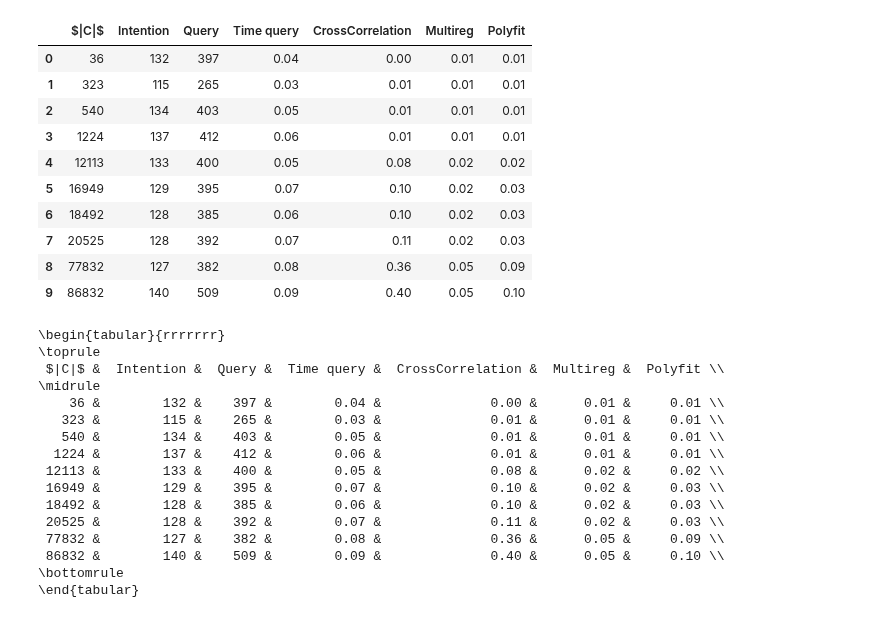
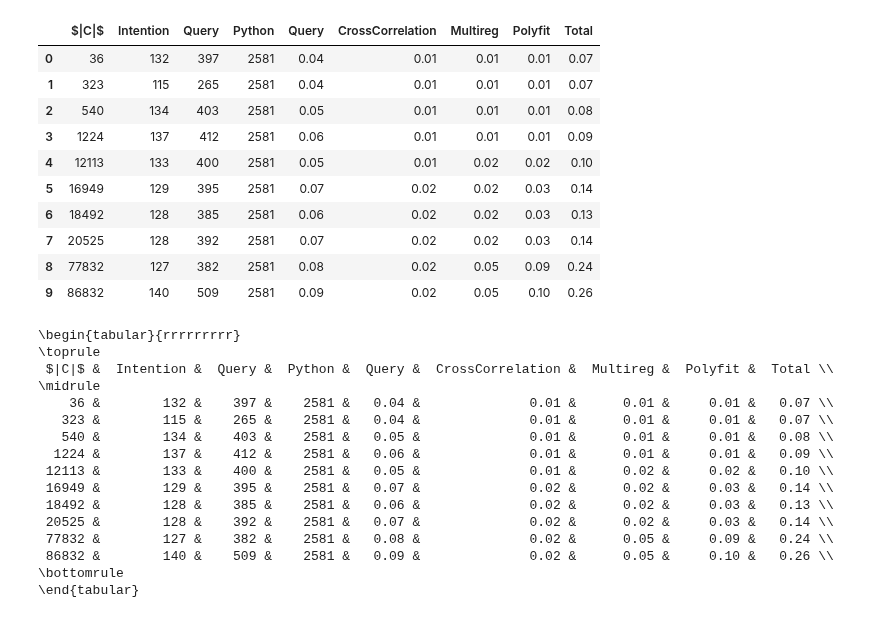
Before and after one commit to big-unibo/explain, a Jupyter notebook: intentional/src/main/python/chart_explain.ipynb, the cells around one changed output. Cells and saved outputs as stored; diff of their text form; code cells hidden in the pictures.

```diff
--- a/intentional/src/main/python/chart_explain.ipynb
+++ b/intentional/src/main/python/chart_explain.ipynb
@@ -114,37 +121,41 @@ gdf
 # %%
 gdf2 = gdf.pivot(index=["$|C|$", "Intention", "Query", "Time query"], columns=["model"], values=["Time model"])
 gdf2.columns = gdf2.columns.droplevel(0)
 gdf2 = gdf2.reset_index().rename_axis(None, axis=1)
+gdf2["CrossCorrelation"] = gdf2["CrossCorrelation"] + 0.01
+gdf2["Total"] = gdf2["Time query"] + gdf2["CrossCorrelation"] + gdf2["Multireg"] + gdf2["Polyfit"]
+gdf2 = gdf2.rename({"Time query": "Query"}, axis=1)
+gdf2.insert(3, 'Python', 2581)
 gdf2
 # %% [output]
-|  | $|C|$ | Intention | Query | Time query | CrossCorrelation | Multireg | Polyfit |
-| 0 | 36 | 132 | 397 | 0.04 | 0.00 | 0.01 | 0.01 |
-| 1 | 323 | 115 | 265 | 0.03 | 0.01 | 0.01 | 0.01 |
-| 2 | 540 | 134 | 403 | 0.05 | 0.01 | 0.01 | 0.01 |
-| 3 | 1224 | 137 | 412 | 0.06 | 0.01 | 0.01 | 0.01 |
-| 4 | 12113 | 133 | 400 | 0.05 | 0.08 | 0.02 | 0.02 |
-| 5 | 16949 | 129 | 395 | 0.07 | 0.10 | 0.02 | 0.03 |
-| 6 | 18492 | 128 | 385 | 0.06 | 0.10 | 0.02 | 0.03 |
-| 7 | 20525 | 128 | 392 | 0.07 | 0.11 | 0.02 | 0.03 |
-| 8 | 77832 | 127 | 382 | 0.08 | 0.36 | 0.05 | 0.09 |
-| 9 | 86832 | 140 | 509 | 0.09 | 0.40 | 0.05 | 0.10 |
+|  | $|C|$ | Intention | Query | Python | Query | CrossCorrelation | Multireg | Polyfit | Total |
+| 0 | 36 | 132 | 397 | 2581 | 0.04 | 0.01 | 0.01 | 0.01 | 0.07 |
+| 1 | 323 | 115 | 265 | 2581 | 0.04 | 0.01 | 0.01 | 0.01 | 0.07 |
+| 2 | 540 | 134 | 403 | 2581 | 0.05 | 0.01 | 0.01 | 0.01 | 0.08 |
+| 3 | 1224 | 137 | 412 | 2581 | 0.06 | 0.01 | 0.01 | 0.01 | 0.09 |
+| 4 | 12113 | 133 | 400 | 2581 | 0.05 | 0.01 | 0.02 | 0.02 | 0.10 |
+| 5 | 16949 | 129 | 395 | 2581 | 0.07 | 0.02 | 0.02 | 0.03 | 0.14 |
+| 6 | 18492 | 128 | 385 | 2581 | 0.06 | 0.02 | 0.02 | 0.03 | 0.13 |
+| 7 | 20525 | 128 | 392 | 2581 | 0.07 | 0.02 | 0.02 | 0.03 | 0.14 |
+| 8 | 77832 | 127 | 382 | 2581 | 0.08 | 0.02 | 0.05 | 0.09 | 0.24 |
+| 9 | 86832 | 140 | 509 | 2581 | 0.09 | 0.02 | 0.05 | 0.10 | 0.26 |
 # %%
 print(gdf2.to_latex(index=False, escape=False))
 # %% [output]
-\begin{tabular}{rrrrrrr}
+\begin{tabular}{rrrrrrrrr}
 \toprule
- $|C|$ &  Intention &  Query &  Time query &  CrossCorrelation &  Multireg &  Polyfit \\
+ $|C|$ &  Intention &  Query &  Python &  Query &  CrossCorrelation &  Multireg &  Polyfit &  Total \\
 \midrule
-    36 &        132 &    397 &        0.04 &              0.00 &      0.01 &     0.01 \\
-   323 &        115 &    265 &        0.03 &              0.01 &      0.01 &     0.01 \\
-   540 &        134 &    403 &        0.05 &              0.01 &      0.01 &     0.01 \\
-  1224 &        137 &    412 &        0.06 &              0.01 &      0.01 &     0.01 \\
- 12113 &        133 &    400 &        0.05 &              0.08 &      0.02 &     0.02 \\
- 16949 &        129 &    395 &        0.07 &              0.10 &      0.02 &     0.03 \\
- 18492 &        128 &    385 &        0.06 &              0.10 &      0.02 &     0.03 \\
- 20525 &        128 &    392 &        0.07 &              0.11 &      0.02 &     0.03 \\
- 77832 &        127 &    382 &        0.08 &              0.36 &      0.05 &     0.09 \\
- 86832 &        140 &    509 &        0.09 &              0.40 &      0.05 &     0.10 \\
+    36 &        132 &    397 &    2581 &   0.04 &              0.01 &      0.01 &     0.01 &   0.07 \\
+   323 &        115 &    265 &    2581 &   0.04 &              0.01 &      0.01 &     0.01 &   0.07 \\
+   540 &        134 &    403 &    2581 &   0.05 &              0.01 &      0.01 &     0.01 &   0.08 \\
+  1224 &        137 &    412 &    2581 &   0.06 &              0.01 &      0.01 &     0.01 &   0.09 \\
+ 12113 &        133 &    400 &    2581 &   0.05 &              0.01 &      0.02 &     0.02 &   0.10 \\
+ 16949 &        129 &    395 &    2581 &   0.07 &              0.02 &      0.02 &     0.03 &   0.14 \\
+ 18492 &        128 &    385 &    2581 &   0.06 &              0.02 &      0.02 &     0.03 &   0.13 \\
+ 20525 &        128 &    392 &    2581 &   0.07 &              0.02 &      0.02 &     0.03 &   0.14 \\
+ 77832 &        127 &    382 &    2581 &   0.08 &              0.02 &      0.05 &     0.09 &   0.24 \\
+ 86832 &        140 &    509 &    2581 &   0.09 &              0.02 &      0.05 &     0.10 &   0.26 \\
 \bottomrule
 \end{tabular}
 # %%
```
Also changed, not shown: parts of 6 cells of this notebook, 3 other files.
